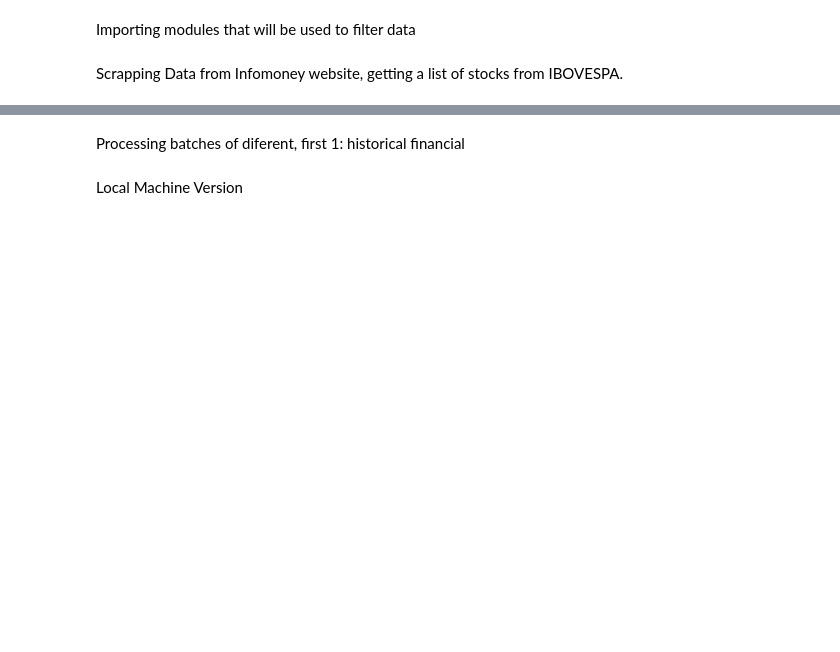
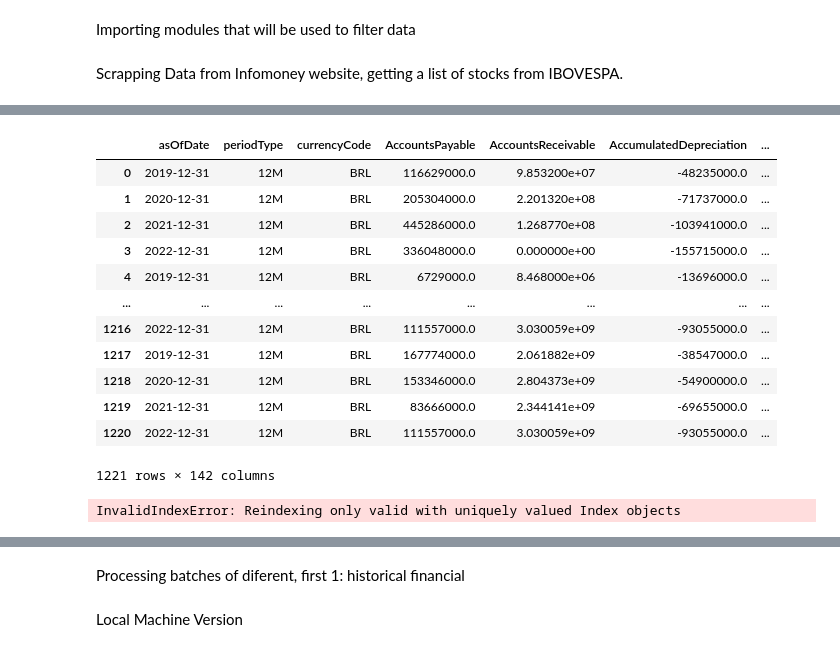
Before and after one commit to andrew3690/F-A_root_project, a Jupyter notebook: notebooks/Scripts - Price/Data_Ac.ipynb, the cells around one changed output, grey strips where cells are left out. Cells and saved outputs as stored; diff of their text form; code cells hidden in the pictures; blank space fills up the shorter version.

```diff
--- a/notebooks/Scripts - Price/Data_Ac.ipynb
+++ b/notebooks/Scripts - Price/Data_Ac.ipynb
@@ -154,0 +174,24 @@ AttributeError: 'DataFrame' object has no attribute 'append'
+# %%
+historical_balance = Process(20,tkrs,2)
+
+historical_balance
+# %% [output]
+|  | asOfDate | periodType | currencyCode | AccountsPayable | AccountsReceivable | AccumulatedDepreciation | ... |
+| 0 | 2019-12-31 | 12M | BRL | 116629000.0 | 9.853200e+07 | -48235000.0 | ... |
+| 1 | 2020-12-31 | 12M | BRL | 205304000.0 | 2.201320e+08 | -71737000.0 | ... |
+| 2 | 2021-12-31 | 12M | BRL | 445286000.0 | 1.268770e+08 | -103941000.0 | ... |
+| 3 | 2022-12-31 | 12M | BRL | 336048000.0 | 0.000000e+00 | -155715000.0 | ... |
+| 4 | 2019-12-31 | 12M | BRL | 6729000.0 | 8.468000e+06 | -13696000.0 | ... |
+| ... | ... | ... | ... | ... | ... | ... | ... |
+| 1216 | 2022-12-31 | 12M | BRL | 111557000.0 | 3.030059e+09 | -93055000.0 | ... |
+| 1217 | 2019-12-31 | 12M | BRL | 167774000.0 | 2.061882e+09 | -38547000.0 | ... |
+| 1218 | 2020-12-31 | 12M | BRL | 153346000.0 | 2.804373e+09 | -54900000.0 | ... |
+| 1219 | 2021-12-31 | 12M | BRL | 83666000.0 | 2.344141e+09 | -69655000.0 | ... |
+| 1220 | 2022-12-31 | 12M | BRL | 111557000.0 | 3.030059e+09 | -93055000.0 | ... |
+1221 rows × 142 columns
+# %%
+historical_finandata = Process(20,tkrs,3)
+
+historical_finandata
+# %% [output]
+InvalidIndexError: Reindexing only valid with uniquely valued Index objects
```
Also changed, not shown: parts of 10 cells of this notebook, 4 other files.
